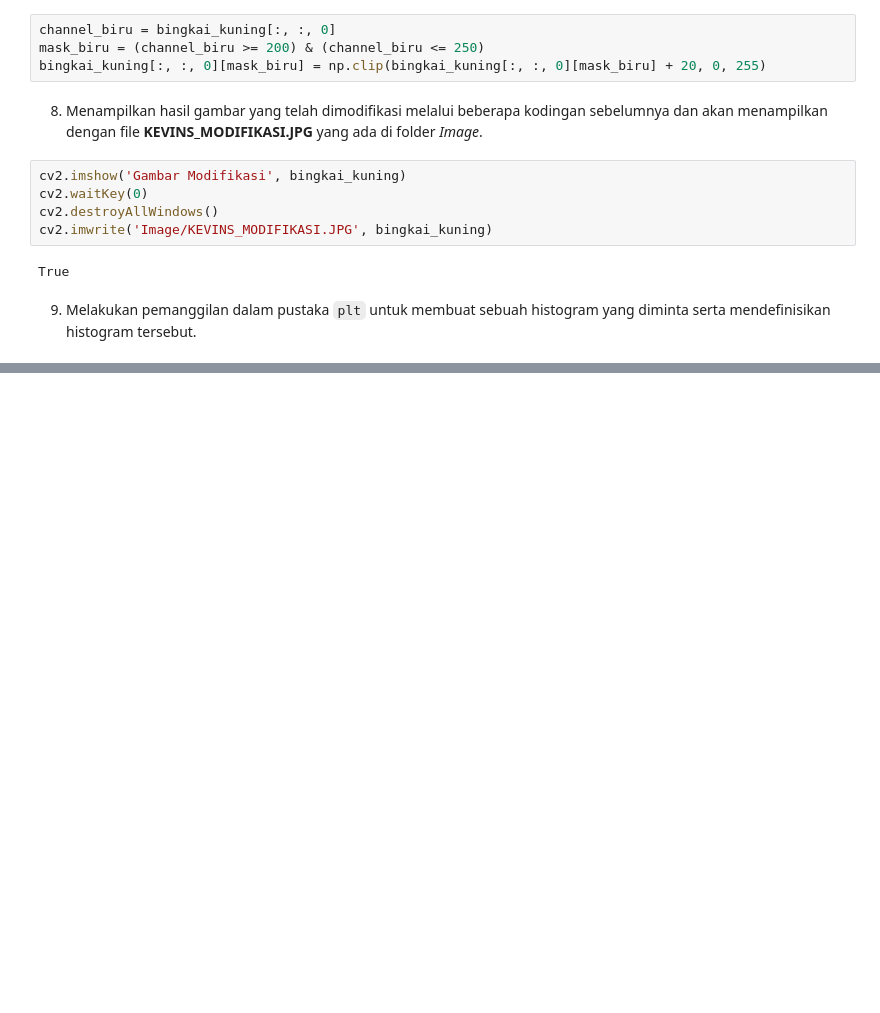
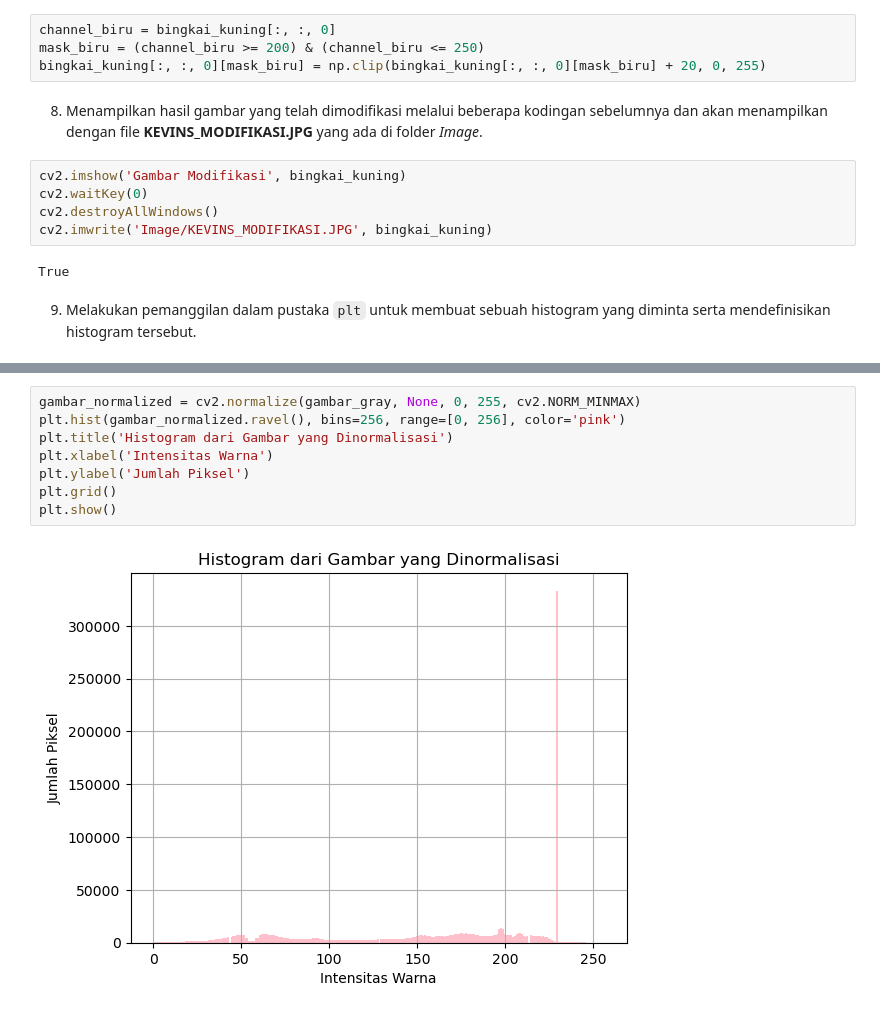
Before and after one commit to kevinsimorangkir21/Digital-Signal-Processing, a Jupyter notebook: 121140150_HO 2.ipynb, the cells around one changed output, grey strips where cells are left out. Cells and saved outputs as stored; diff of their text form; blank space fills up the shorter version.

```diff
--- a/121140150_HO 2.ipynb
+++ b/121140150_HO 2.ipynb
@@ -110,0 +139,10 @@ plt.show()
+# %%
+gambar_normalized = cv2.normalize(gambar_gray, None, 0, 255, cv2.NORM_MINMAX)
+plt.hist(gambar_normalized.ravel(), bins=256, range=[0, 256], color='pink')
+plt.title('Histogram dari Gambar yang Dinormalisasi')
+plt.xlabel('Intensitas Warna')
+plt.ylabel('Jumlah Piksel')
+plt.grid()
+plt.show()
+# %% [output]
+[figure, added]
```
Also changed, not shown: parts of 11 cells of this notebook, 1 other file.
